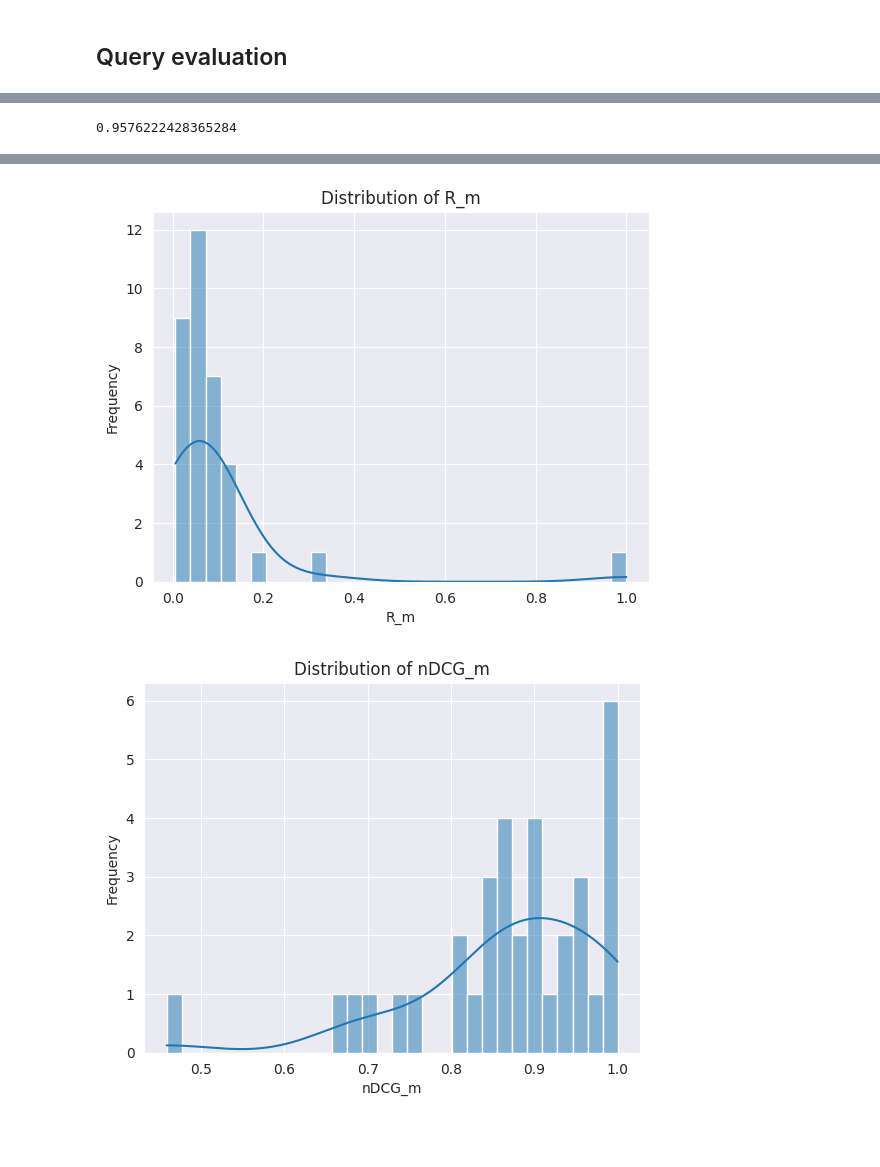
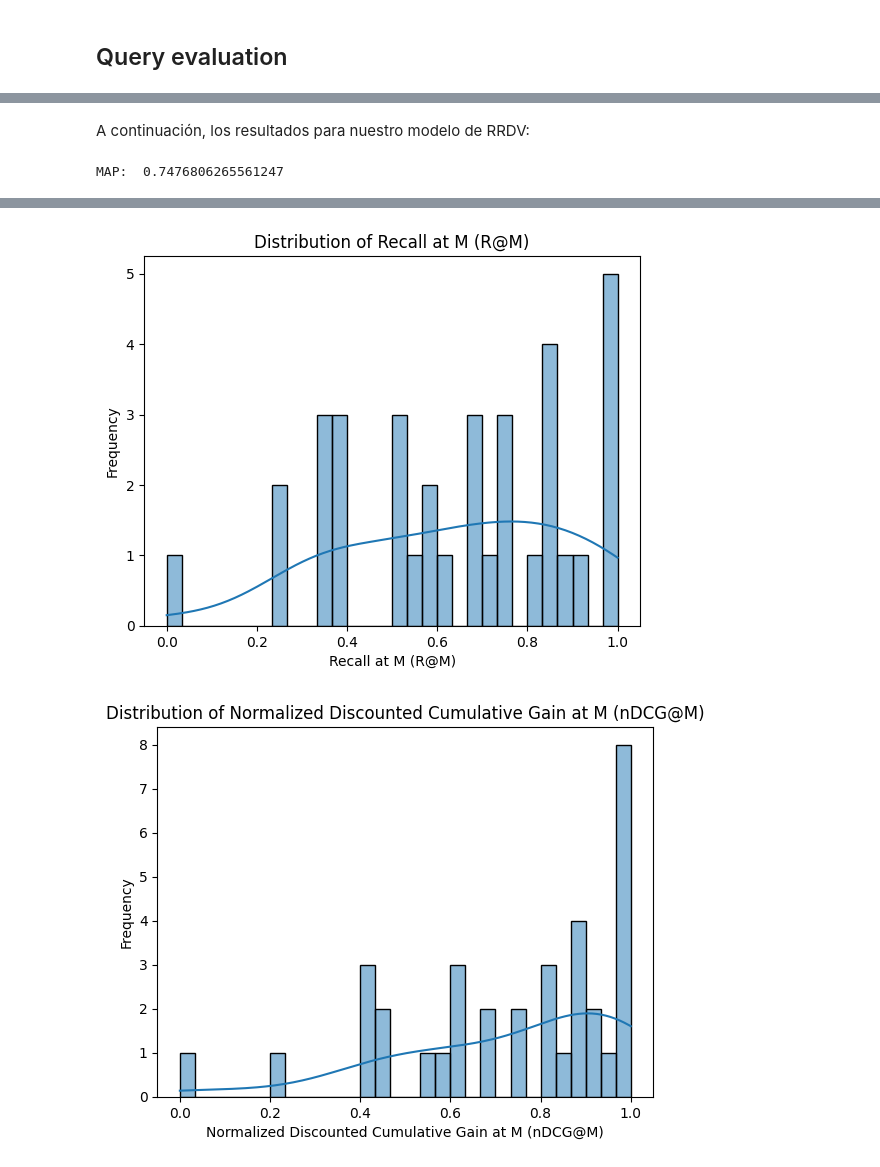
Before and after one commit to gamendez98/nlp-homework, a Jupyter notebook: evaluation_metrics.ipynb, the cells around one changed output, grey strips where cells are left out. Drawn from its saved outputs; the diff is of its cells as text; code cells hidden in the pictures; blank space fills up the shorter version.

```diff
--- a/evaluation_metrics.ipynb
+++ b/evaluation_metrics.ipynb
@@ -183,7 +229,9 @@ def query_evaluation_metrics(expert_result_path: Path, model_result_path: Path):
 [nltk_data]   Package punkt_tab is already up-to-date!
+# %% [markdown]
+A continuación, los resultados para nuestro modelo de RRDV:
 # %%
 expert_results_path = 'data/relevance-judgments.tsv'
 rrdv_results_path = 'data/RRDV-consultas_resultado'
-query_evaluation_metrics(rrdv_results_path, expert_results_path)
+query_evaluation_metrics(expert_results_path, rrdv_results_path)
 # %% [output]
-0.9576222428365284
+MAP:  0.7476806265561247
@@ -192,5 +240,5 @@ query_evaluation_metrics(rrdv_results_path, expert_results_path)
-[figure, old version]
+[figure, new version]
-[figure, old version]
+[figure, new version]
 # %%
 gensim_results_path = 'data/GESIM-consultas_resultados'
 query_evaluation_metrics(expert_results_path, gensim_results_path)
```
Also changed, not shown: parts of 8 cells of this notebook.
